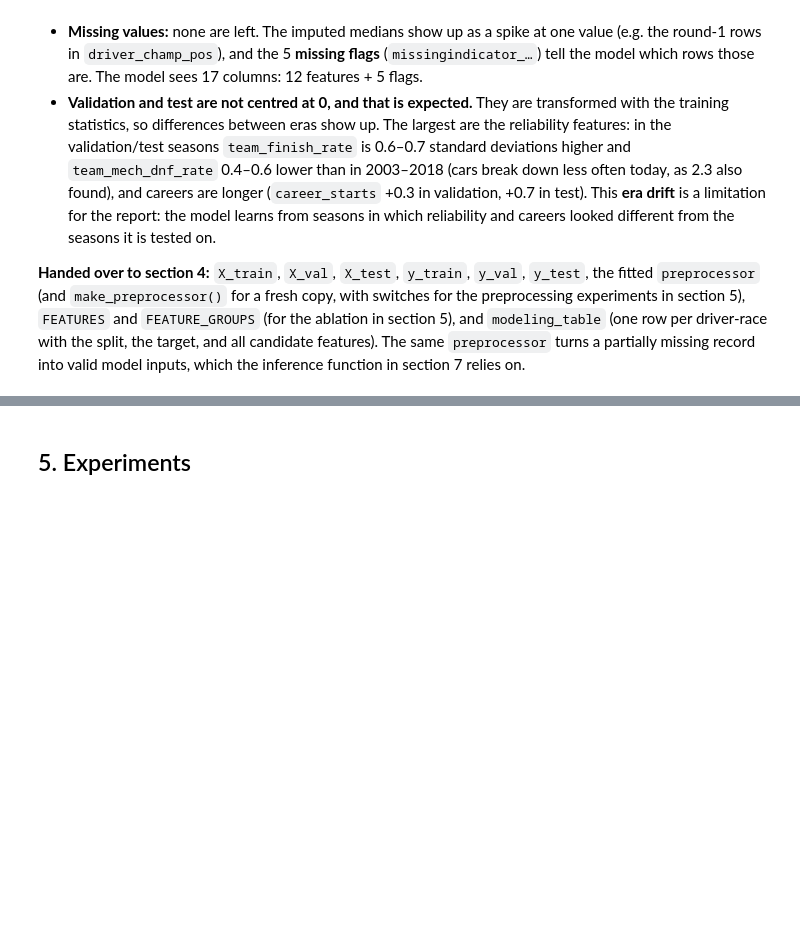
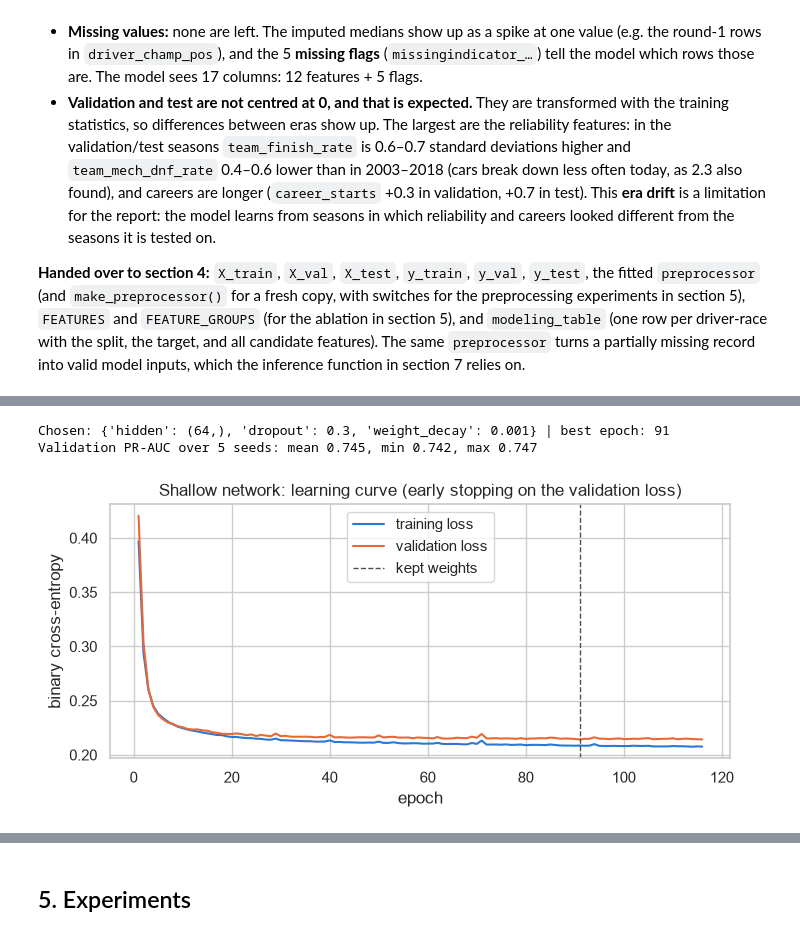
Before and after one commit to Seif2005/ACL2-Project, a Jupyter notebook: Main.ipynb, the cells around one changed output, grey strips where cells are left out. Drawn from its saved outputs; the diff is of its cells as text; code cells hidden in the pictures; blank space fills up the shorter version.

```diff
--- a/Main.ipynb
+++ b/Main.ipynb
@@ -3076,0 +3445,5 @@ valid model inputs, which the inference function in section 7 relies on.
+# %%
+NN_GRID = [{"hidden": hidden, "dropout": dropout, "weight_decay": decay}
+           for hidden in [(8,), (32,), (64,), (32, 16)] for dropout in [0.0, 0.3] for decay in [0.0, 1e-3]]
+nn_results = tune(lambda **params: ShallowNet(**params, validation=(X_val, y_val)), NN_GRID)
+nn_results.sort_values("validation PR-AUC", ascending=False).round(4)
@@ -3076,0 +3474,23 @@ valid model inputs, which the inference function in section 7 relies on.
+# %%
+NN_PARAMS = NN_GRID[nn_results["validation PR-AUC"].idxmax()]
+network = ShallowNet(**NN_PARAMS, validation=(X_val, y_val)).fit(X_train, y_train)
+print("Chosen:", NN_PARAMS, f"| best epoch: {network.best_epoch_}")
+
+# Same architecture, 5 different random seeds: how much does the result depend on the initial weights?
+seed_scores = [average_precision_score(y_val, ShallowNet(**NN_PARAMS, seed=seed, validation=(X_val, y_val)).fit(X_train, y_train)
+                                       .predict_proba(X_val)[:, 1]) for seed in range(5)]
+print(f"Validation PR-AUC over 5 seeds: mean {np.mean(seed_scores):.3f}, "
+      f"min {np.min(seed_scores):.3f}, max {np.max(seed_scores):.3f}")
+
+curve = pd.DataFrame(network.history_, columns=["training loss", "validation loss"], index=range(1, len(network.history_) + 1))
+ax = curve.plot(figsize=(8, 3.3), color=["#2a78d6", "#eb6834"])
+ax.axvline(network.best_epoch_, color="#52514e", linestyle="--", linewidth=1, label="kept weights")
+ax.set_xlabel("epoch")
+ax.set_ylabel("binary cross-entropy")
+ax.set_title("Shallow network: learning curve (early stopping on the validation loss)")
+ax.legend()
+plt.show()
+# %% [output]
+Chosen: {'hidden': (64,), 'dropout': 0.3, 'weight_decay': 0.001} | best epoch: 91
+Validation PR-AUC over 5 seeds: mean 0.745, min 0.742, max 0.747
+[figure, added]
```
Also changed, not shown: parts of 61 cells of this notebook.
